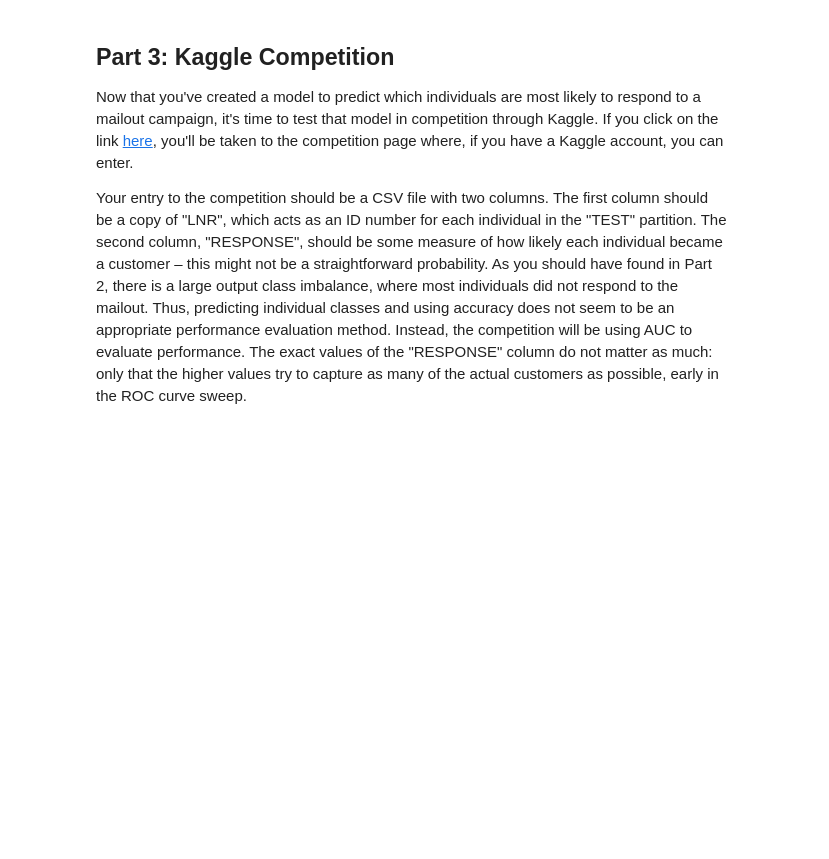
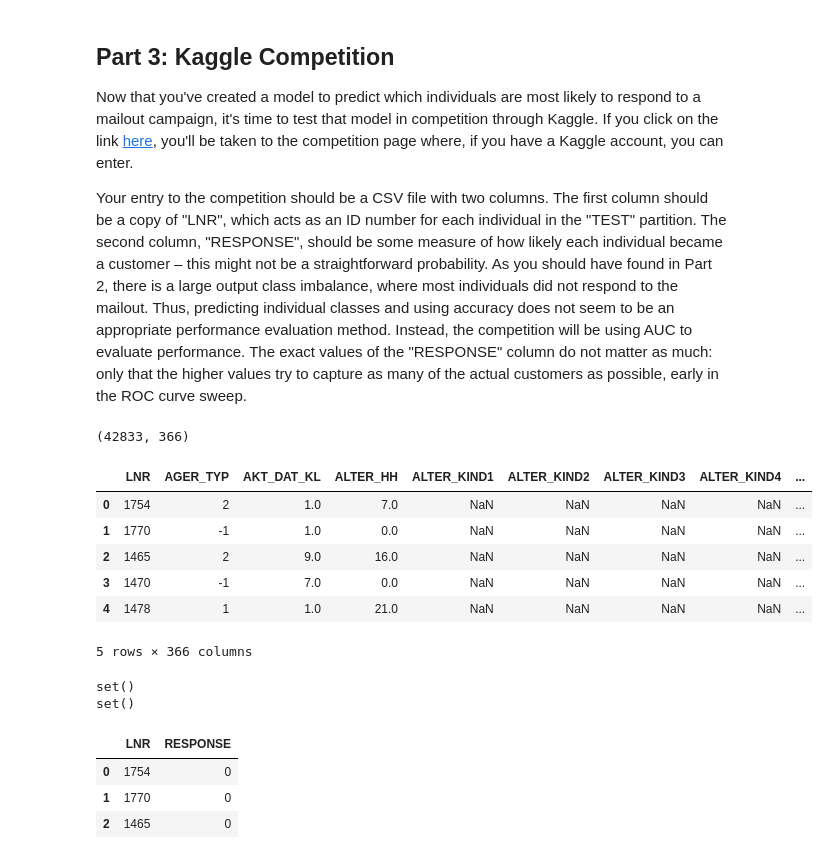
Before and after one commit to Nov05/udacity-mle-sagemaker-capstone, a Jupyter notebook: bertelsmann_arvato/Arvato Project Workbook.ipynb, the cells around one changed output. Cells and saved outputs as stored; diff of their text form; code cells hidden in the pictures; blank space fills up the shorter version.

```diff
--- a/bertelsmann_arvato/Arvato Project Workbook.ipynb
+++ b/bertelsmann_arvato/Arvato Project Workbook.ipynb
@@ -63,0 +131,32 @@ mailout_test = pd.read_csv('../../data/Term2/capstone/arvato_data/Udacity_MAILOU
+# %%
+df_mailout_test = pd.read_csv('../data/Udacity_MAILOUT_052018_TEST.csv', sep=';')
+df_azdias_head = pd.read_csv('../data/Udacity_AZDIAS_052018.csv', sep=';', nrows=1)
+print(df_mailout_test.shape)
+df_mailout_test.head()
+# %% [output]
+(42833, 366)
+|  | LNR | AGER_TYP | AKT_DAT_KL | ALTER_HH | ALTER_KIND1 | ALTER_KIND2 | ALTER_KIND3 | ALTER_KIND4 | ... |
+| 0 | 1754 | 2 | 1.0 | 7.0 | NaN | NaN | NaN | NaN | ... |
+| 1 | 1770 | -1 | 1.0 | 0.0 | NaN | NaN | NaN | NaN | ... |
+| 2 | 1465 | 2 | 9.0 | 16.0 | NaN | NaN | NaN | NaN | ... |
+| 3 | 1470 | -1 | 7.0 | 0.0 | NaN | NaN | NaN | NaN | ... |
+| 4 | 1478 | 1 | 1.0 | 21.0 | NaN | NaN | NaN | NaN | ... |
+5 rows × 366 columns
+# %%
+### The test dataset has the same features with the azdias dataset.
+### Kaggle submission needs columns LNR and RESPONSE.
+print(set(df_azdias_head.columns).difference(set(df_mailout_test.columns)))
+print(set(df_mailout_test.columns) - set(df_azdias_head.columns))
+# %% [output]
+set()
+set()
+# %%
+### All 0s will get 50% accuracy on Kaggle.
+df_submission = df_mailout_test[['LNR']]
+df_submission['RESPONSE'] = 0
+df_submission.head(3)
+# %% [output]
+|  | LNR | RESPONSE |
+| 0 | 1754 | 0 |
+| 1 | 1770 | 0 |
+| 2 | 1465 | 0 |
```
Also changed, not shown: parts of 15 cells of this notebook, 5 other files.
